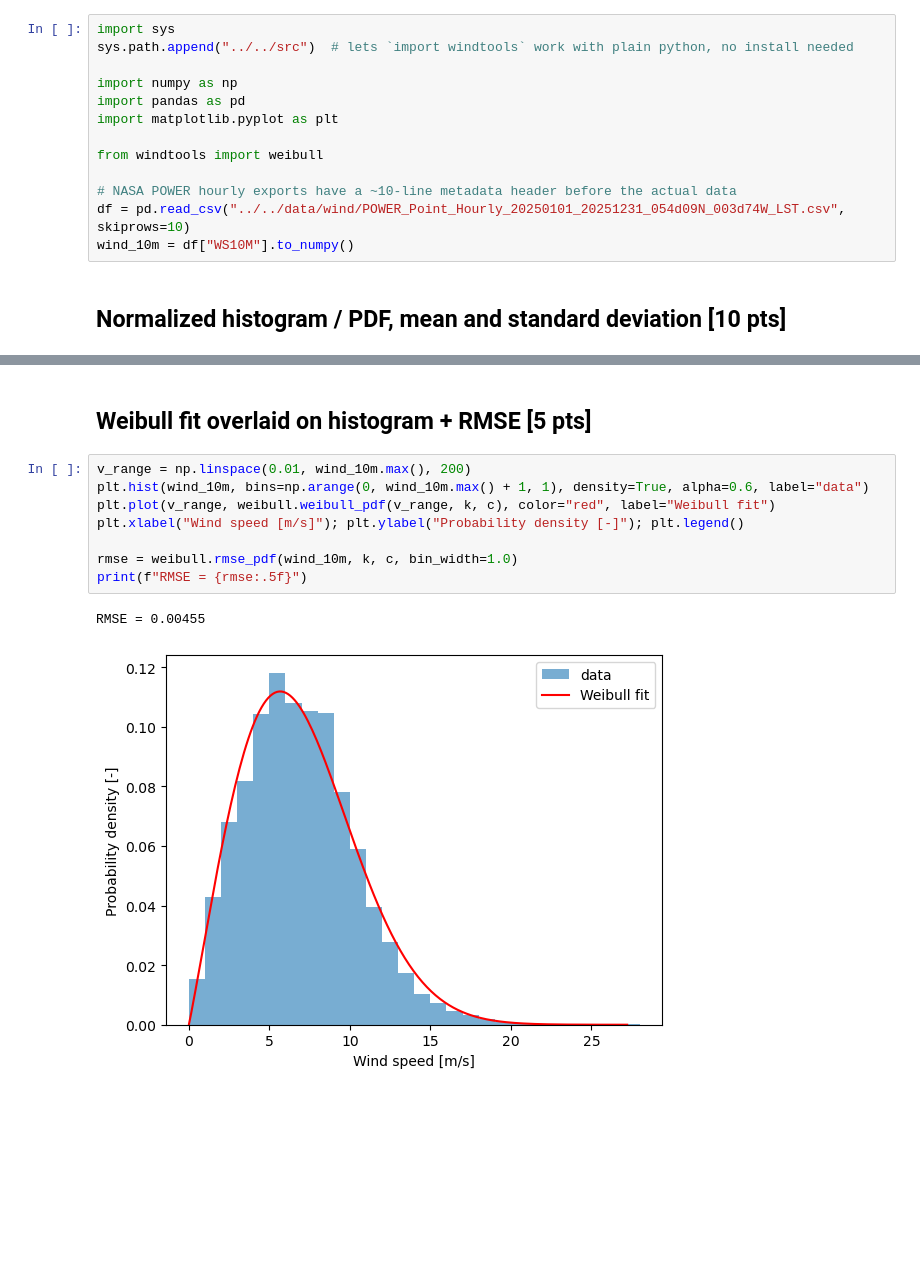
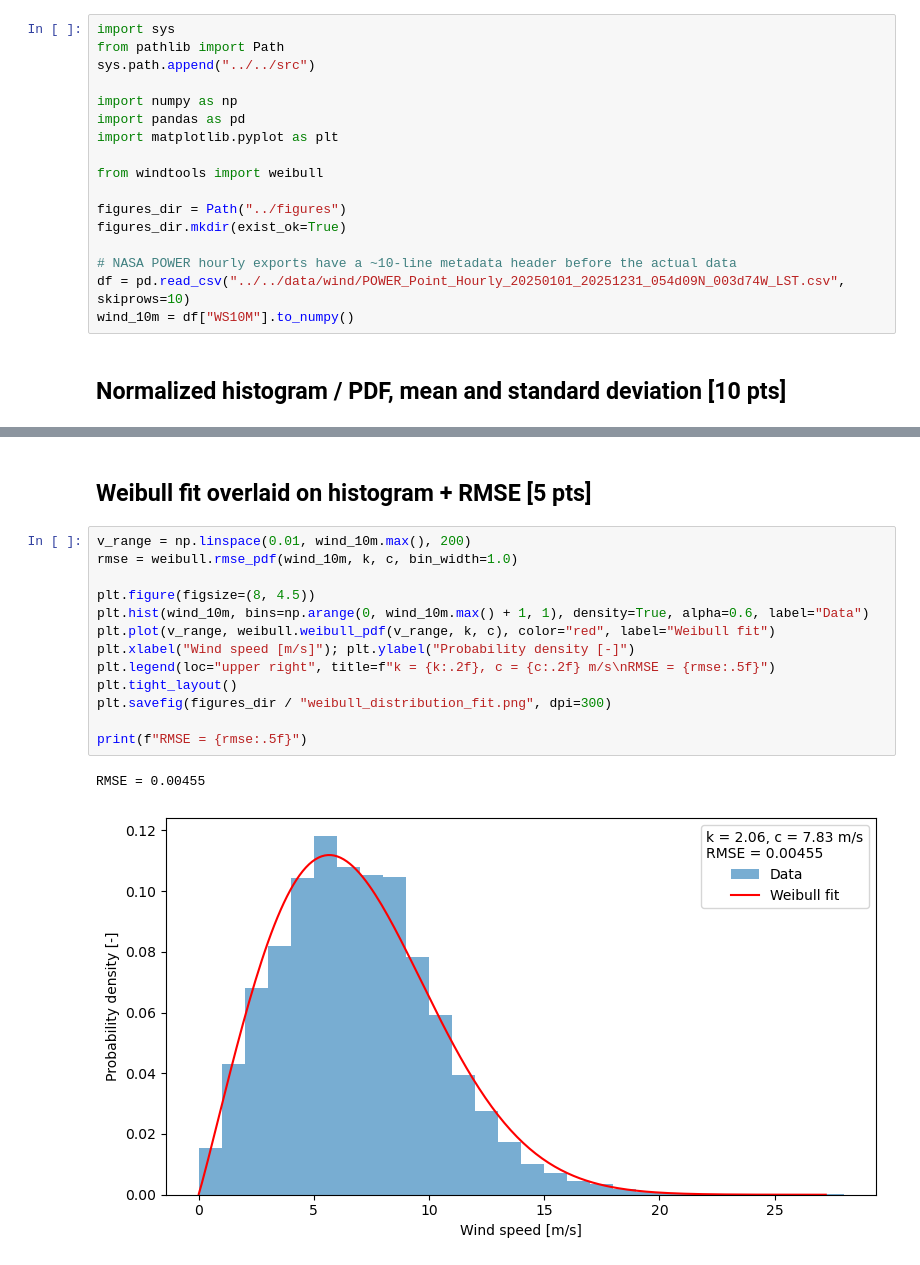
Before and after one commit to httpAmran/OE44170-wind-energy, a Jupyter notebook: assignment1/notebooks/part1_wind_resource.ipynb, the cells around one changed output, grey strips where cells are left out. Cells and saved outputs as stored; diff of their text form; blank space fills up the shorter version.

```diff
--- a/assignment1/notebooks/part1_wind_resource.ipynb
+++ b/assignment1/notebooks/part1_wind_resource.ipynb
@@ -7,6 +7,7 @@ Data: hourly wind speed at 10 m height for 2025, downloaded from [NASA POWER](ht
 # %%
 import sys
-sys.path.append("../../src")  # lets `import windtools` work with plain python, no install needed
+from pathlib import Path
+sys.path.append("../../src")
 
 import numpy as np
 import pandas as pd
@@ -14,6 +15,9 @@ import matplotlib.pyplot as plt
 
 from windtools import weibull
 
+figures_dir = Path("../figures")
+figures_dir.mkdir(exist_ok=True)
+
 # NASA POWER hourly exports have a ~10-line metadata header before the actual data
 df = pd.read_csv("../../data/wind/POWER_Point_Hourly_20250101_20251231_054d09N_003d74W_LST.csv", skiprows=10)
 wind_10m = df["WS10M"].to_numpy()
@@ -50,13 +57,18 @@ k = 2.062, c = 7.826 m/s, R^2 = 0.9980
-# %% [markdown]
-## Weibull fit overlaid on histogram + RMSE [5 pts]
+# %% [markdown]
+## Weibull fit overlaid on histogram + RMSE [5 pts]
 # %%
 v_range = np.linspace(0.01, wind_10m.max(), 200)
-plt.hist(wind_10m, bins=np.arange(0, wind_10m.max() + 1, 1), density=True, alpha=0.6, label="data")
+rmse = weibull.rmse_pdf(wind_10m, k, c, bin_width=1.0)
+
+plt.figure(figsize=(8, 4.5))
+plt.hist(wind_10m, bins=np.arange(0, wind_10m.max() + 1, 1), density=True, alpha=0.6, label="Data")
 plt.plot(v_range, weibull.weibull_pdf(v_range, k, c), color="red", label="Weibull fit")
-plt.xlabel("Wind speed [m/s]"); plt.ylabel("Probability density [-]"); plt.legend()
+plt.xlabel("Wind speed [m/s]"); plt.ylabel("Probability density [-]")
+plt.legend(loc="upper right", title=f"k = {k:.2f}, c = {c:.2f} m/s\nRMSE = {rmse:.5f}")
+plt.tight_layout()
+plt.savefig(figures_dir / "weibull_distribution_fit.png", dpi=300)
 
-rmse = weibull.rmse_pdf(wind_10m, k, c, bin_width=1.0)
 print(f"RMSE = {rmse:.5f}")
 # %% [output]
 RMSE = 0.00455
-[figure, old version]
+[figure, new version]
```
Also changed, not shown: parts of 6 cells of this notebook, 5 other files.
